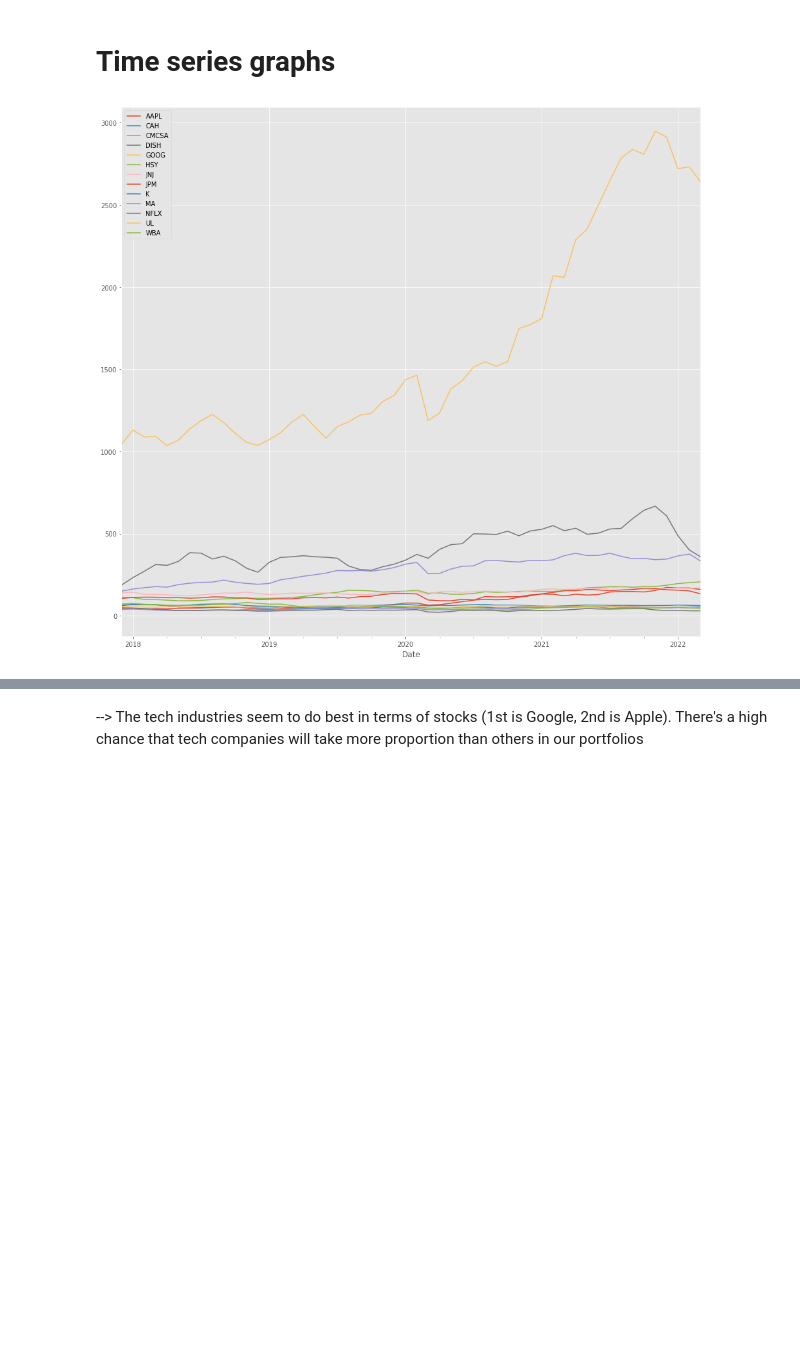
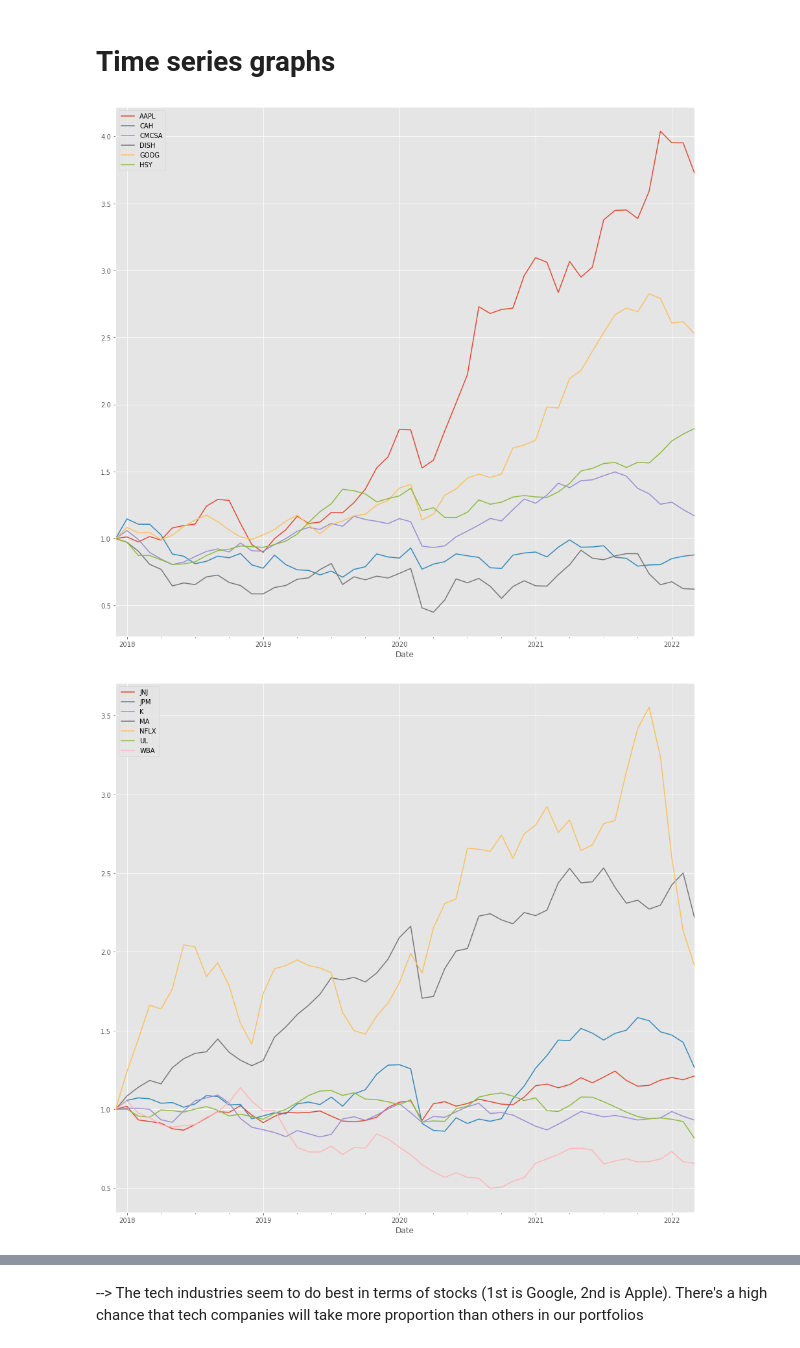
Before and after one commit to Royleong31/Stock-Portfolio-Optimiser, a Jupyter notebook: EDA/stocks.ipynb, the cells around one changed output, grey strips where cells are left out. Cells and saved outputs as stored; diff of their text form; code cells hidden in the pictures; blank space fills up the shorter version.

Commit message:
normalise stock prices in arima eda

```diff
--- a/EDA/stocks.ipynb
+++ b/EDA/stocks.ipynb
@@ -20,3 +20,17 @@ endDate = '2022-03-18'
 data = stockData.getMultipleStocks(stocks, startDate, endDate)
 data.columns =  stocks
 data = data[1:]
+initialPrices = data.iloc[0]
+# %%
+stockAdjustedPrice = data.copy(deep=True)
+
+
+for i, value in data.iterrows():
+    # print(i)
+    # print(value)
+    # print()
+    for key,initialPrice in initialPrices.items():
+        # row.append(value[key]/initialPrice)
+        stockAdjustedPrice.loc[i][key] = value[key]/initialPrice
+
+stockAdjustedPrice
@@ -121,8 +154,9 @@ health.describe()
 # Time series graphs
 # %%
 plt.style.use('ggplot')
-
-data.plot(figsize=(16, 15))
+stockAdjustedPrice.iloc[:,:6].plot(figsize=(16, 15))
+stockAdjustedPrice.iloc[:,6:].plot(figsize=(16, 15))
 plt.show()
 # %% [output]
-[figure, old version]
+[figure, new version]
+[figure, added]
```
Also changed, not shown: parts of 3 cells of this notebook.
